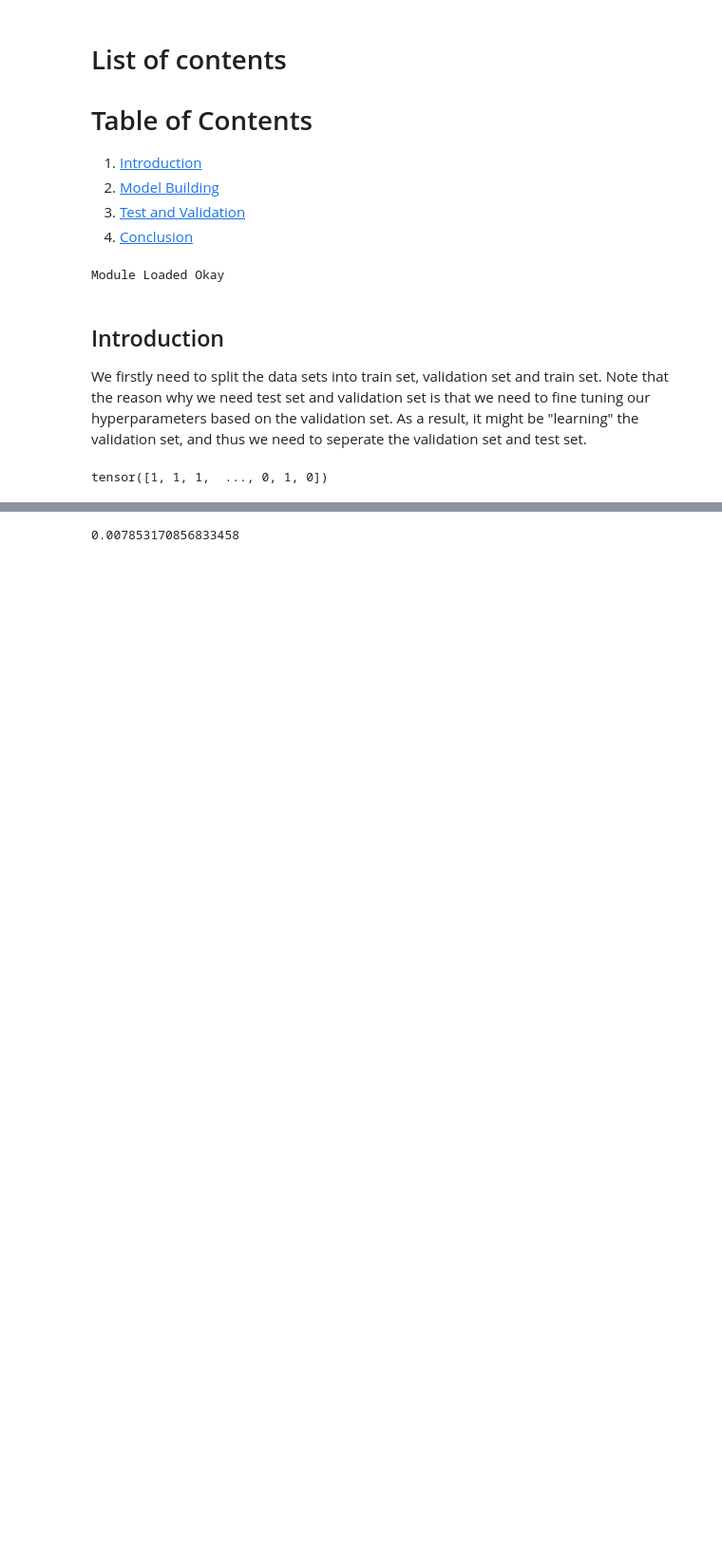
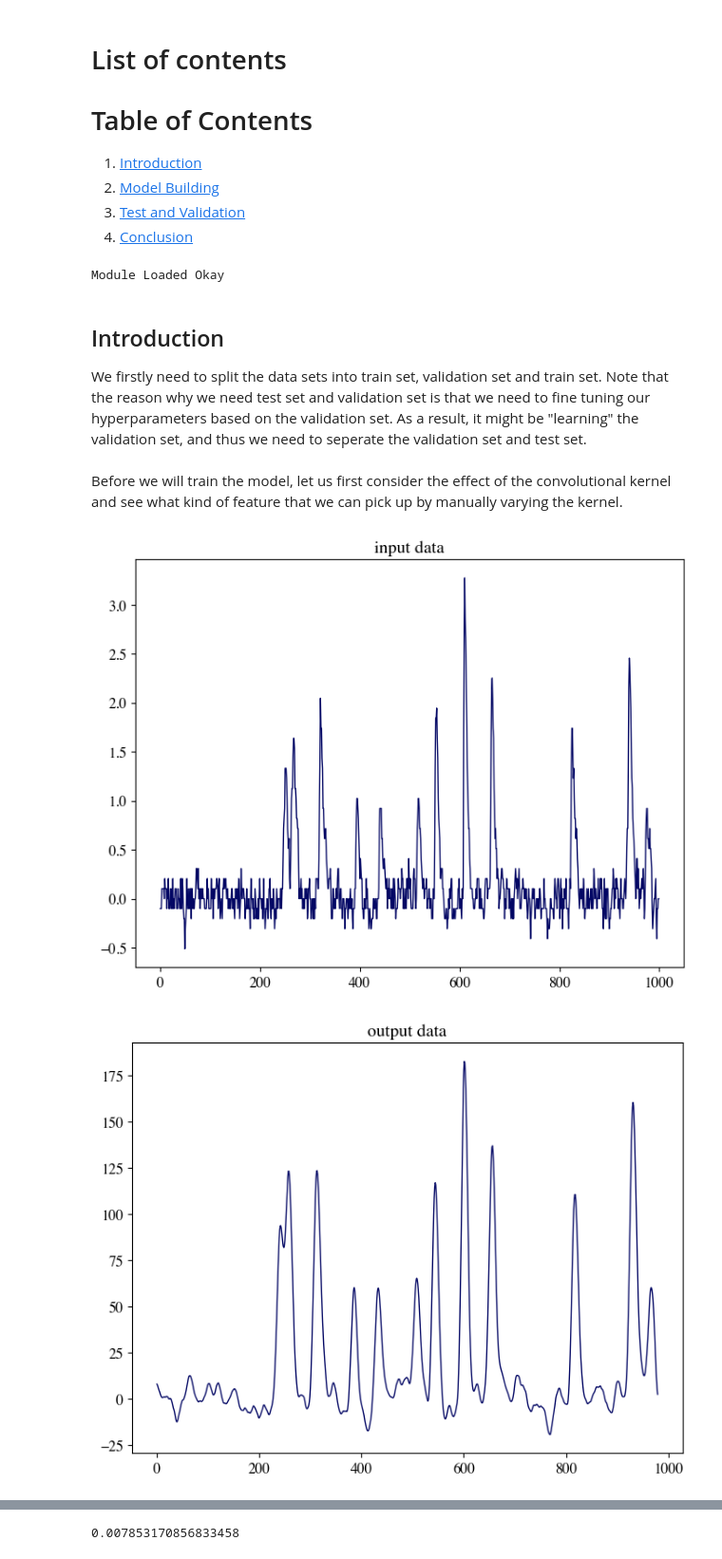
Before and after one commit to FeiyangWang141421/MRES-1DCNN-MiniProject, a Jupyter notebook: 1DCNN-MiniProject.ipynb, the cells around one changed output, grey strips where cells are left out. Shown at 95% size. Saved outputs shown, nothing was run; the diff lists cells and outputs as text; code cells hidden in the pictures; blank space fills up the shorter version.

```diff
--- a/1DCNN-MiniProject.ipynb
+++ b/1DCNN-MiniProject.ipynb
@@ -101,28 +101,58 @@ ytrain_binary = toScaler_binary(ytrain, classifcation)
 ytest_binary = toScaler_binary(ytest, classifcation)
 
 #we firstly transfer our python dataset into pytorch tensor
-tensor_xtrain = torch.tensor(xtrain)
+tensor_xtrain = torch.tensor(xtrain, dtype = torch.double)
 tensor_ytrain = torch.tensor(ytrain_binary, dtype = torch.long)
-tensor_xtest  = torch.tensor(xtest)
+tensor_xtest  = torch.tensor(xtest, dtype = torch.double)
 tensor_ytest  = torch.tensor(ytest_binary, dtype = torch.long)
 
 #transform the data shape
 tensor_xtrain = torch.reshape(tensor_xtrain,(len(tensor_xtrain),1,len(tensor_xtrain[0])))
-#tensor_ytrain = torch.reshape(tensor_ytrain,(len(tensor_ytrain),1,len(tensor_ytrain[0])))
 tensor_xtest  = torch.reshape(tensor_xtest,(len(tensor_xtest),1,len(tensor_xtest[0])))
-#tensor_ytest  = torch.reshape(tensor_ytest,(len(tensor_ytest),1))
 
 #combine the tensor into dataset
 train_set = torch.utils.data.TensorDataset(tensor_xtrain, tensor_ytrain)
 test_set  = torch.utils.data.TensorDataset(tensor_xtest, tensor_ytest)
 
-#Now we use the torch data loader
-train_loader = torch.utils.data.DataLoader(train_set, batch_size = batch_size, shuffle = True, num_workers = 2)
+#split the train set and validation set
+train_set, val_set = torch.utils.data.random_split(train_set, [0.7,0.3])
+
+#now we use the torch data loader
+train_loader = torch.utils.data.DataLoader(train_set,batch_size = batch_size, shuffle = True, num_workers = 2)
+val_loader   = torch.utils.data.DataLoader(val_set,  batch_size = batch_size, shuffle = False, num_workers = 2)
 test_loader  = torch.utils.data.DataLoader(test_set, batch_size = batch_size, shuffle = False, num_workers = 2)
 
-#Two classes
+#two classes
 classes = ("ES","NS")
-# %%
-tensor_ytrain
-# %% [output]
-tensor([1, 1, 1,  ..., 0, 1, 0])
+# %% [markdown]
+Before we will train the model, let us first consider the effect of the convolutional kernel and see what kind of feature that we can pick up by manually varying the kernel.
+# %%
+#load a test data
+feature_loader = torch.utils.data.DataLoader(train_set, batch_size = 1, shuffle = True)
+featureiter = iter(feature_loader)
+data, label = next(featureiter)
+
+#construct the convolutional neural network manually
+#this is a weight that detects a peak, and its dimensionality is 19
+weights = torch.tensor([[[0. + i for i in range(0,10)] + [10.] + [10. - i for i in range(0,10)]]])
+conv = nn.Conv1d(1,1,len(weights))
+conv.weight = nn.Parameter(weights)
+
+data = torch.tensor(data, dtype = conv.weight.dtype)
+output = conv(data)
+# %%
+output = torch.tensor(output, dtype = torch.float)
+
+#plot the graph
+plt.figure()
+plt.plot(torch.flatten(data),color='xkcd:darkblue',lw=1)
+plt.title("input data")
+plt.show()
+
+plt.figure()
+plt.plot(torch.flatten(output),color='xkcd:darkblue',lw=1)
+plt.title("output data")
+plt.show()
+# %% [output]
+[figure, added]
+[figure, added]
```
Also changed, not shown: parts of 6 cells of this notebook.
